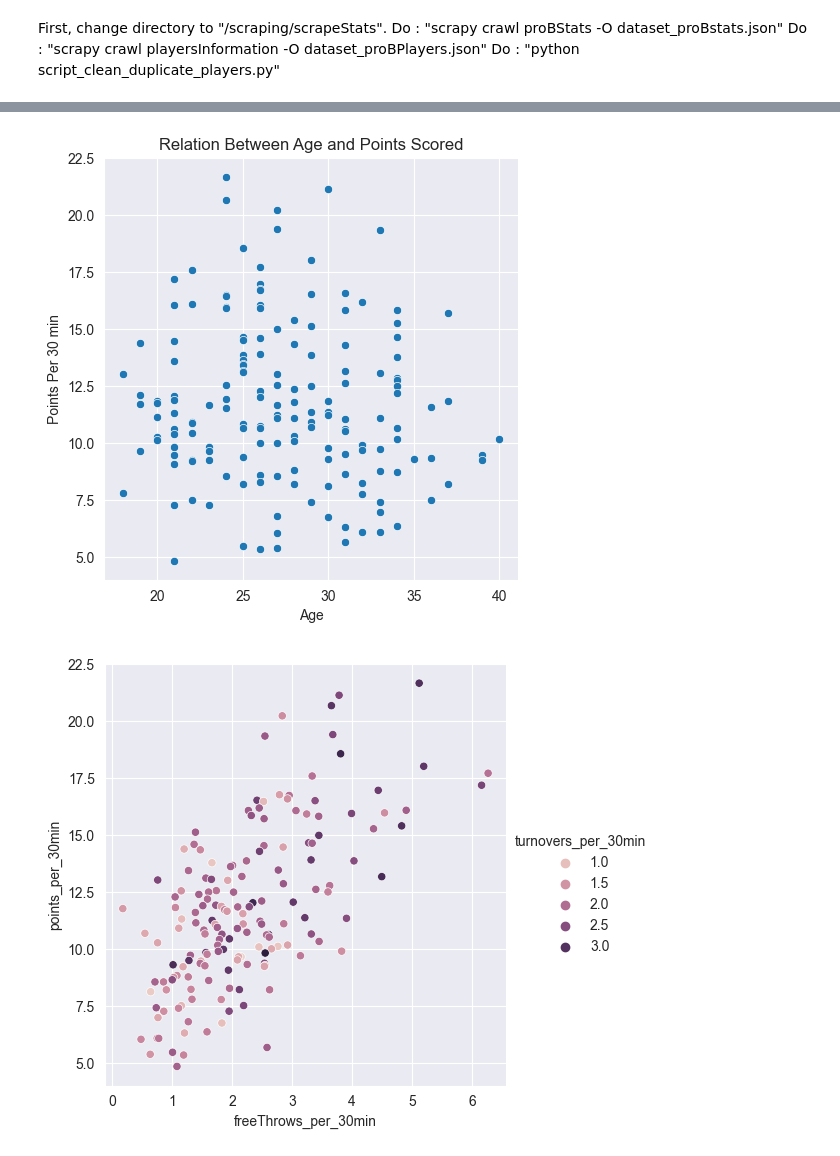
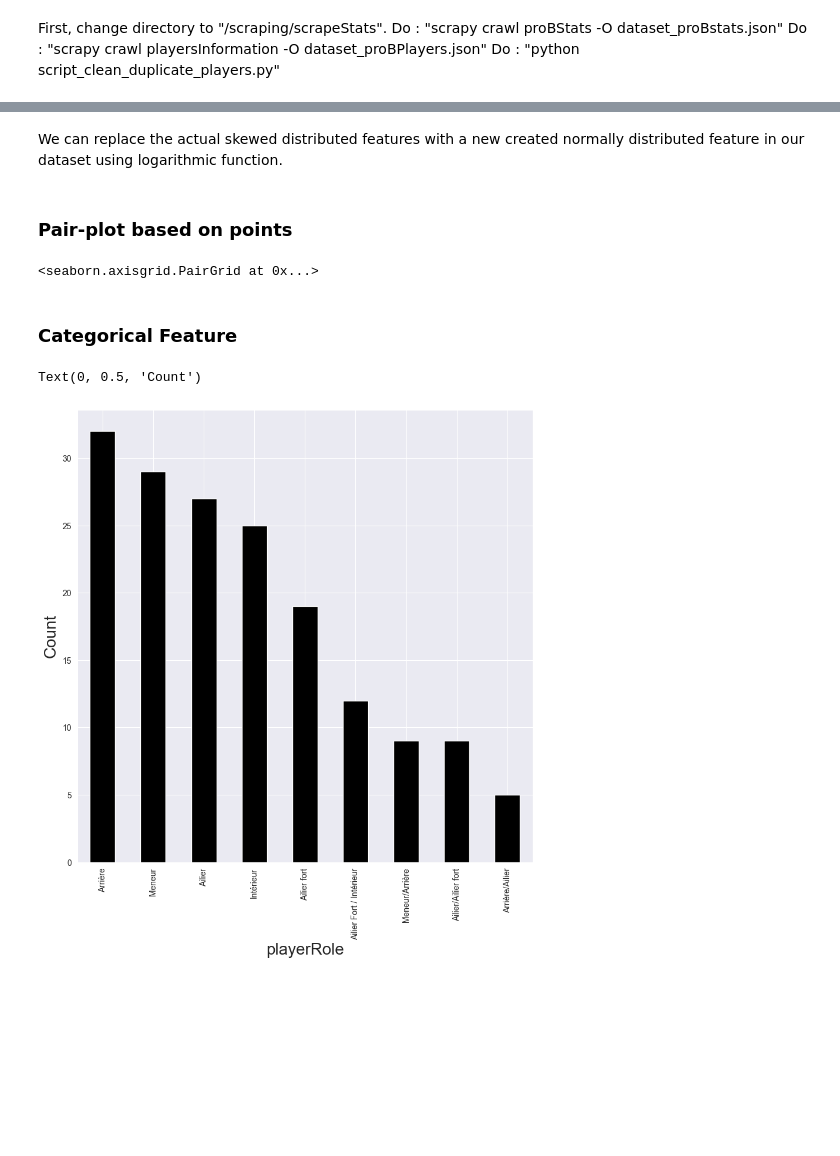
Before and after one commit to KevinBrd/ProB_Stats_Project, a Jupyter notebook: main.ipynb, the cells around one changed output, grey strips where cells are left out. Saved outputs shown, nothing was run; the diff lists cells and outputs as text; code cells hidden in the pictures; blank space fills up the shorter version.

```diff
--- a/main.ipynb
+++ b/main.ipynb
@@ -104,3 +143,0 @@ plt.show()
-# %%
-df_final = df_final.sort_values('points_per_30min', ascending=False)
-df_final
@@ -121,11 +144,20 @@ df_final
-# %%
-sns.relplot(x="playerAge", y="points_per_30min", data=df_final, kind="scatter")
-plt.xlabel("Age")
-plt.ylabel("Points Per 30 min")
-plt.title("Relation Between Age and Points Scored");
-# %% [output]
-[figure, removed]
-# %%
-sns.relplot(x="freeThrows_per_30min", y="points_per_30min", data=df_final, kind="scatter", hue="turnovers_per_30min");
-# %% [output]
-[figure, removed]
+# %% [markdown]
+We can replace the actual skewed distributed features with a new created normally distributed feature in our dataset using logarithmic function.
+# %% [markdown]
+### Pair-plot based on points
+# %%
+sns.pairplot(df_final, hue="points_per_30min")
+# %% [output]
+<seaborn.axisgrid.PairGrid at 0x...>
+# %% [markdown]
+### Categorical Feature
+# %%
+feature = "playerRole"
+ax = df_final[feature].value_counts().plot(kind='bar',
+                                    figsize=(10,10),
+                                    color='black')
+ax.set_xlabel(feature, fontsize=20)
+ax.set_ylabel("Count",fontsize=20)
+# %% [output]
+Text(0, 0.5, 'Count')
+[figure, added]
```
Also changed, not shown: parts of 21 cells of this notebook.
